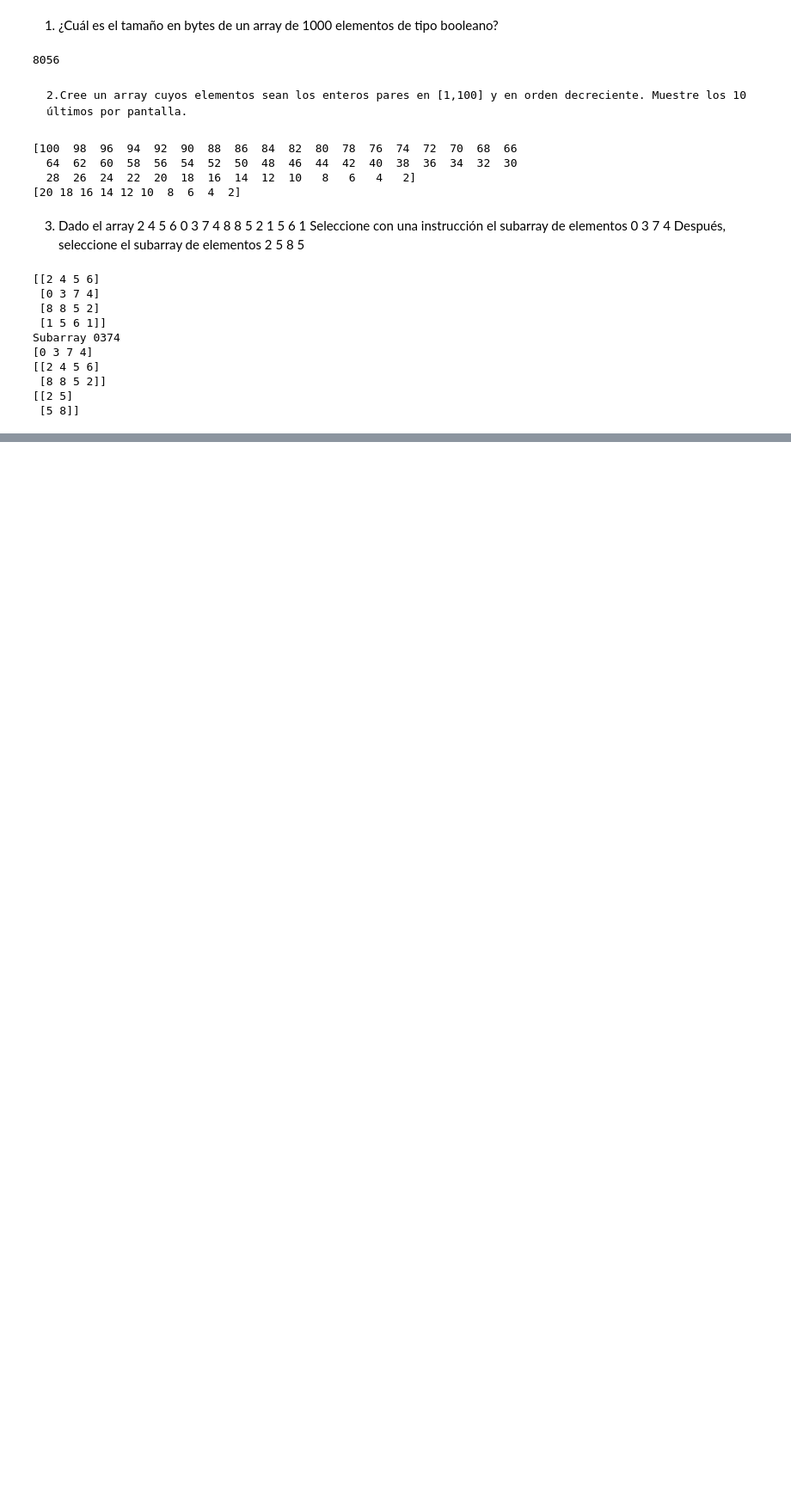
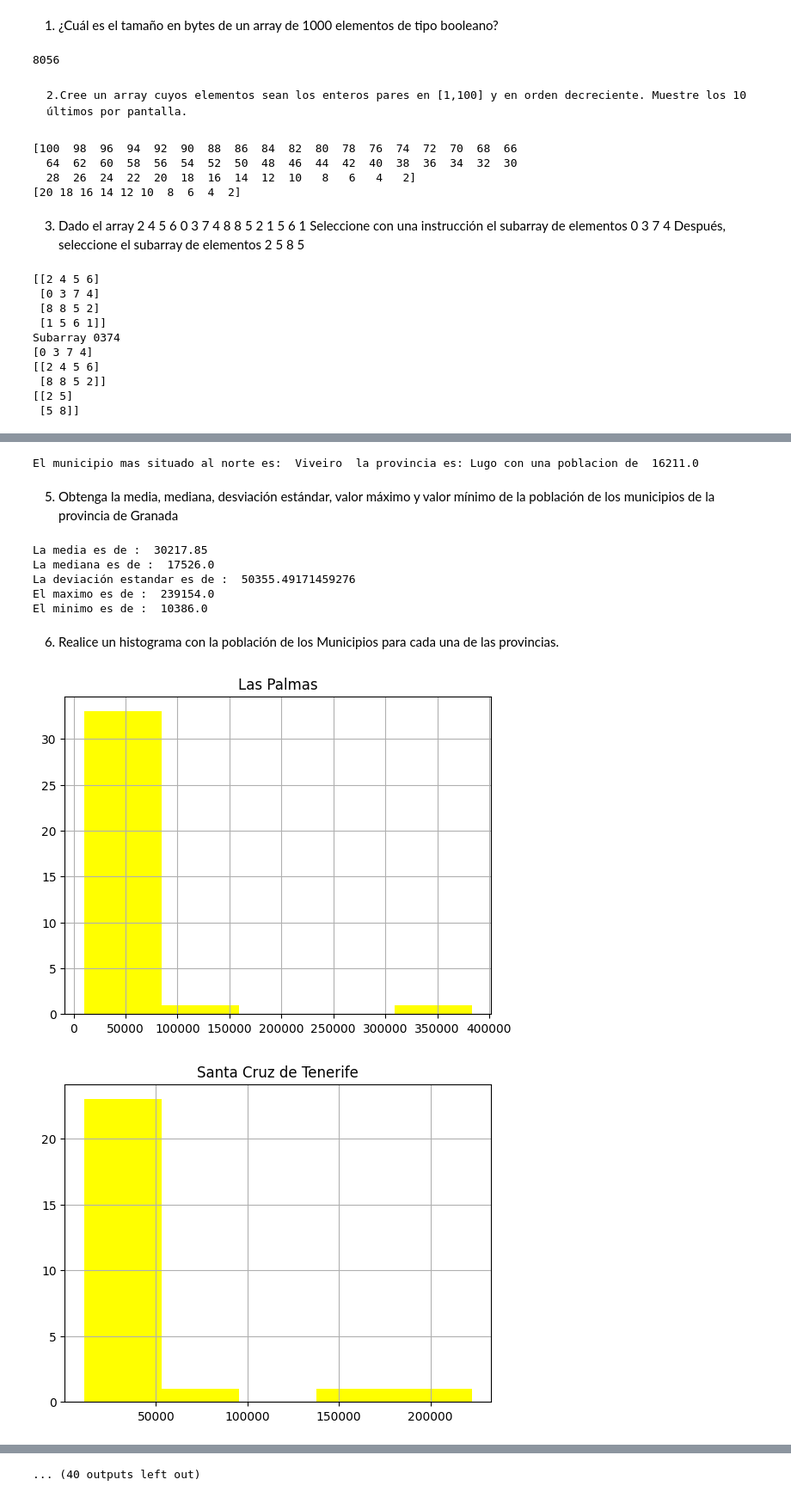
Before and after one commit to Imbravo/laboratorio3, a Jupyter notebook: laboratorio3.ipynb, the cells around one changed output, grey strips where cells are left out. Shown at 86% size. Cells and saved outputs as stored; diff of their text form; code cells hidden in the pictures; blank space fills up the shorter version.

```diff
--- a/laboratorio3.ipynb
+++ b/laboratorio3.ipynb
@@ -60,0 +161,32 @@ Subarray 0374
+# %%
+m_north = df.sort_values(by='Y', ascending=False).iloc[0]
+
+print("El municipio mas situado al norte es: ", m_north.Municipio, " la provincia es:", m_north.Provincia, "con una poblacion de ", m_north.Poblacion)
+# %% [output]
+El municipio mas situado al norte es:  Viveiro  la provincia es: Lugo con una poblacion de  16211.0
+# %% [markdown]
+5) Obtenga la media, mediana, desviación estándar, valor máximo y valor mínimo de la población de los municipios de la provincia de Granada
+# %%
+mun_granada = df[df['Provincia'] == 'Granada']
+print("La media es de : ", mun_granada.Poblacion.mean())
+print("La mediana es de : ", mun_granada.Poblacion.median())
+print("La deviación estandar es de : ", mun_granada.Poblacion.std())
+print("El maximo es de : ", mun_granada.Poblacion.max())
+print("El minimo es de : ", mun_granada.Poblacion.min())
+# %% [output]
+La media es de :  30217.85
+La mediana es de :  17526.0
+La deviación estandar es de :  50355.49171459276
+El maximo es de :  239154.0
+El minimo es de :  10386.0
+# %% [markdown]
+6) Realice un histograma con la población de los Municipios para cada una de las provincias.
+# %%
+provincias = df['Provincia'].unique()
+for provincia in provincias:
+    aux_df = df[df['Provincia'] == provincia ]
+    aux_df = aux_df.rename(columns={'Poblacion': provincia })
+    aux_df.hist(column=provincia, bins=5, color = 'Yellow')
+# %% [output]
+[figure, added]
+[figure, added]
@@ -60,0 +203 @@ Subarray 0374
+... (40 outputs left out)
```
Also changed, not shown: parts of 20 cells of this notebook.
